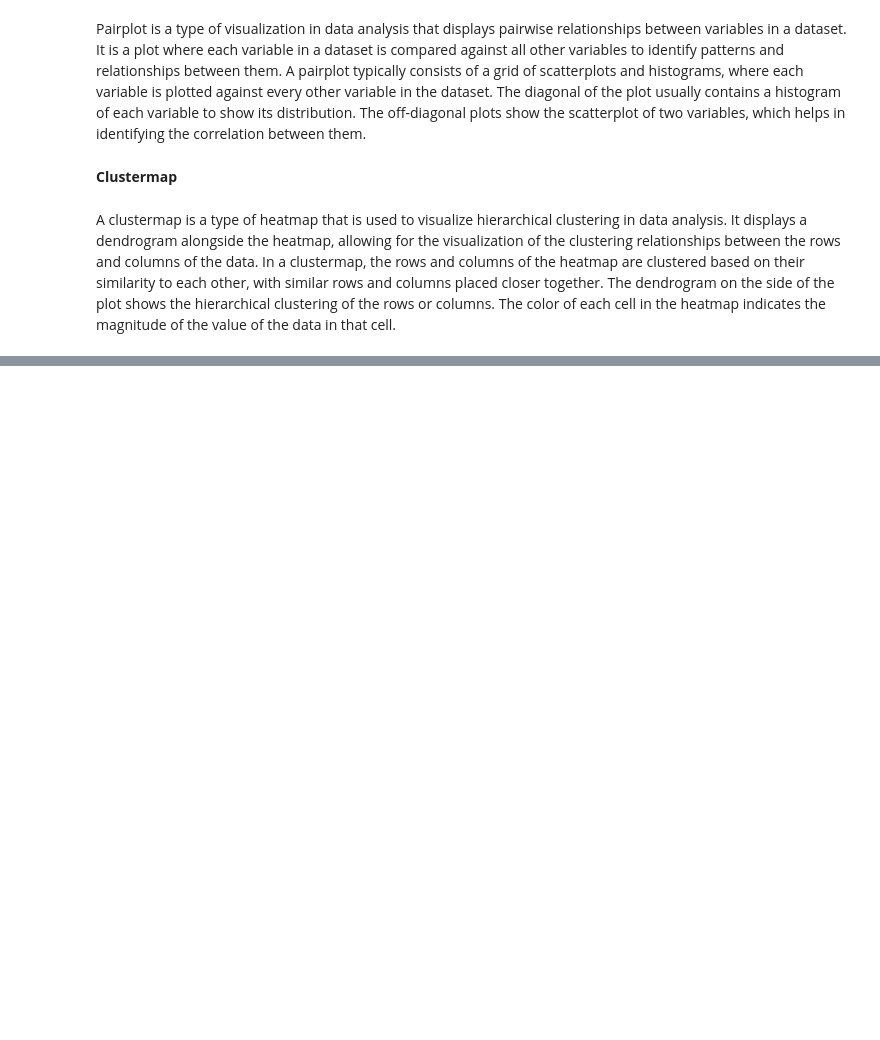
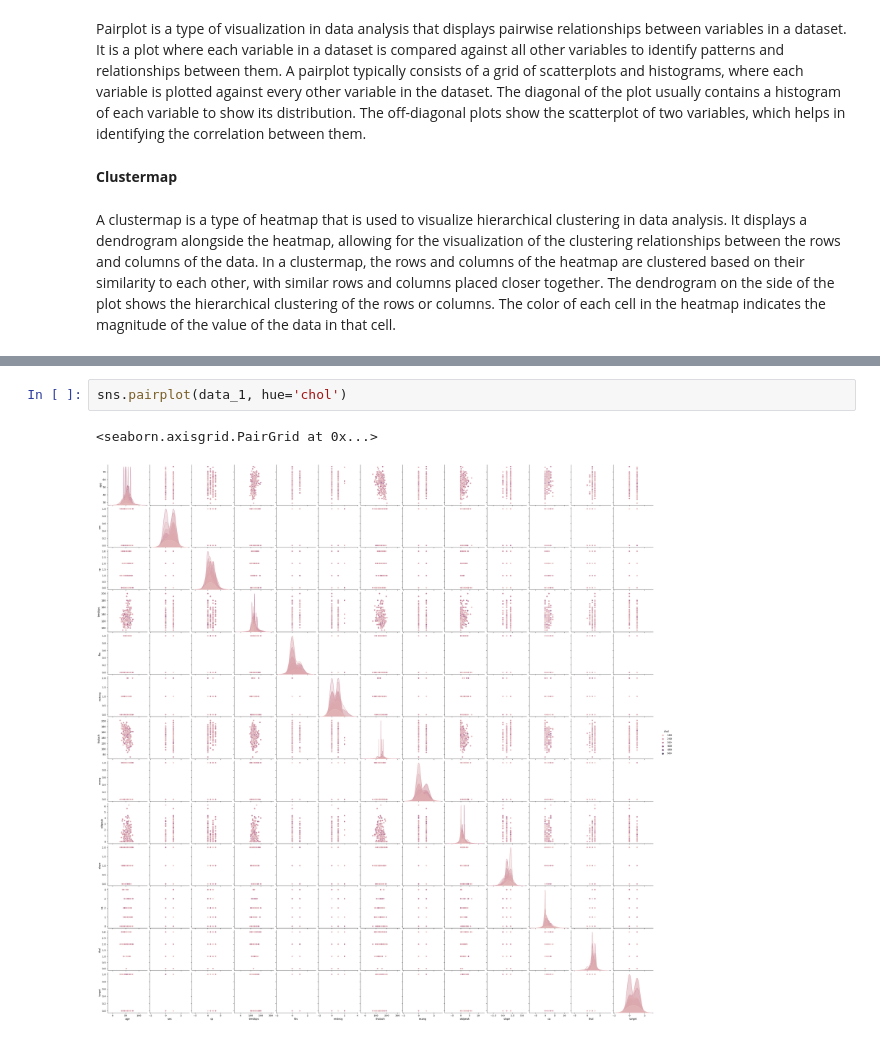
Before and after one commit to Akshita-Mendon/ML_model, a Jupyter notebook: heart_disease.ipynb, the cells around one changed output, grey strips where cells are left out. Drawn from its saved outputs; the diff is of its cells as text; blank space fills up the shorter version.

```diff
--- a/heart_disease.ipynb
+++ b/heart_disease.ipynb
@@ -112,0 +187,5 @@ A clustermap is a type of heatmap that is used to visualize hierarchical cluster
+# %%
+sns.pairplot(data_1, hue='chol')
+# %% [output]
+<seaborn.axisgrid.PairGrid at 0x...>
+[figure, added]
```
Also changed, not shown: parts of 14 cells of this notebook.
